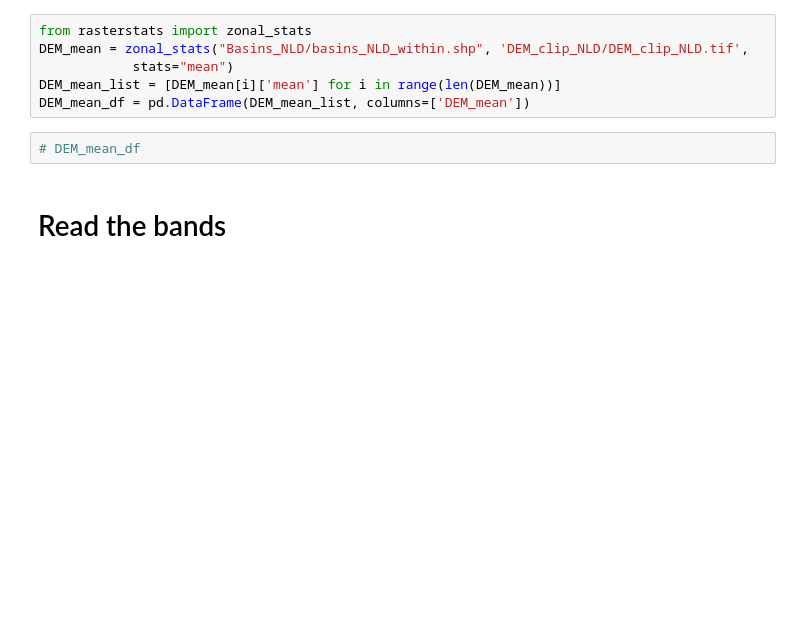
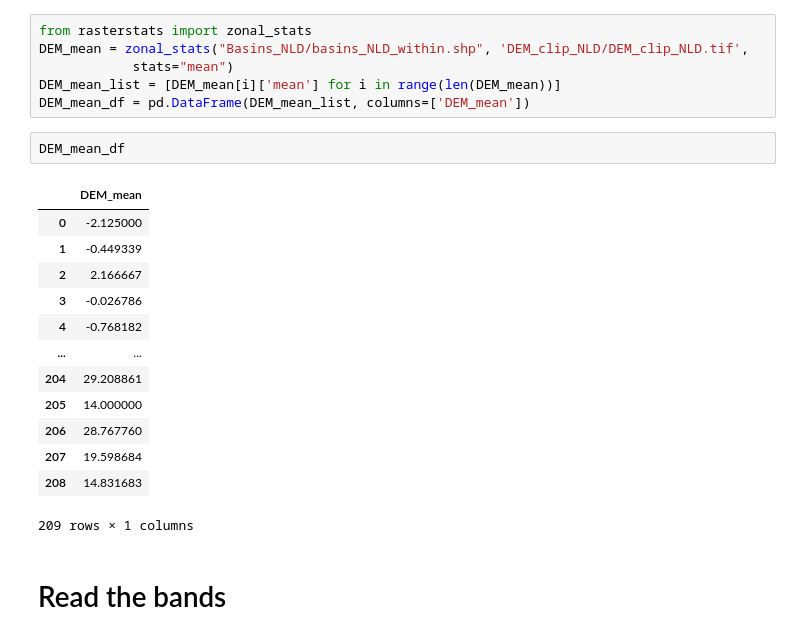
Before and after one commit to iliasmachairas/k-means_clustering__catchments__Netherlands, a Jupyter notebook: Preprocessing.ipynb, the cells around one changed output. Drawn from its saved outputs; the diff is of its cells as text; blank space fills up the shorter version.

```diff
--- a/Preprocessing.ipynb
+++ b/Preprocessing.ipynb
@@ -118,7 +118,21 @@ DEM_mean = zonal_stats("Basins_NLD/basins_NLD_within.shp", 'DEM_clip_NLD/DEM_cli
 DEM_mean_list = [DEM_mean[i]['mean'] for i in range(len(DEM_mean))]
 DEM_mean_df = pd.DataFrame(DEM_mean_list, columns=['DEM_mean'])
 # %%
-# DEM_mean_df
+DEM_mean_df
+# %% [output]
+|  | DEM_mean |
+| 0 | -2.125000 |
+| 1 | -0.449339 |
+| 2 | 2.166667 |
+| 3 | -0.026786 |
+| 4 | -0.768182 |
+| ... | ... |
+| 204 | 29.208861 |
+| 205 | 14.000000 |
+| 206 | 28.767760 |
+| 207 | 19.598684 |
+| 208 | 14.831683 |
+209 rows × 1 columns
 # %% [markdown]
 # Read the bands
 # %%
```
Also changed, not shown: parts of 33 cells of this notebook.
